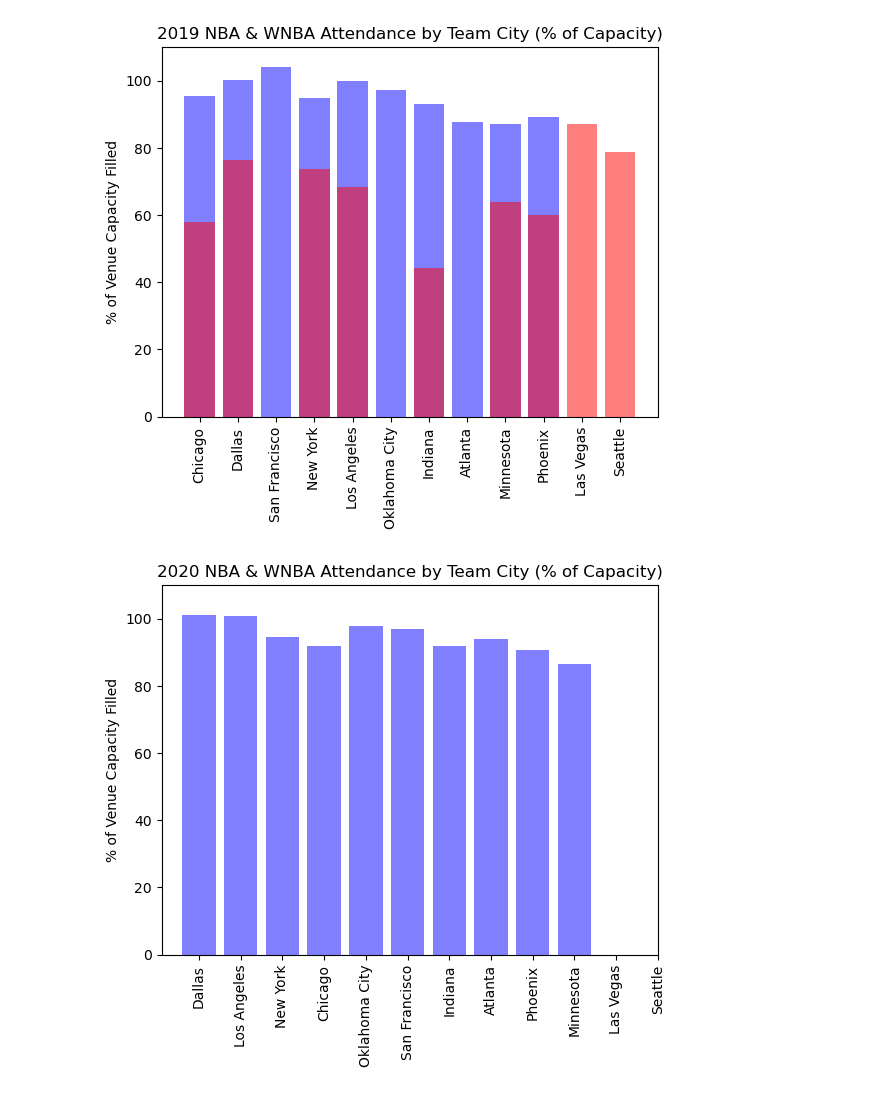
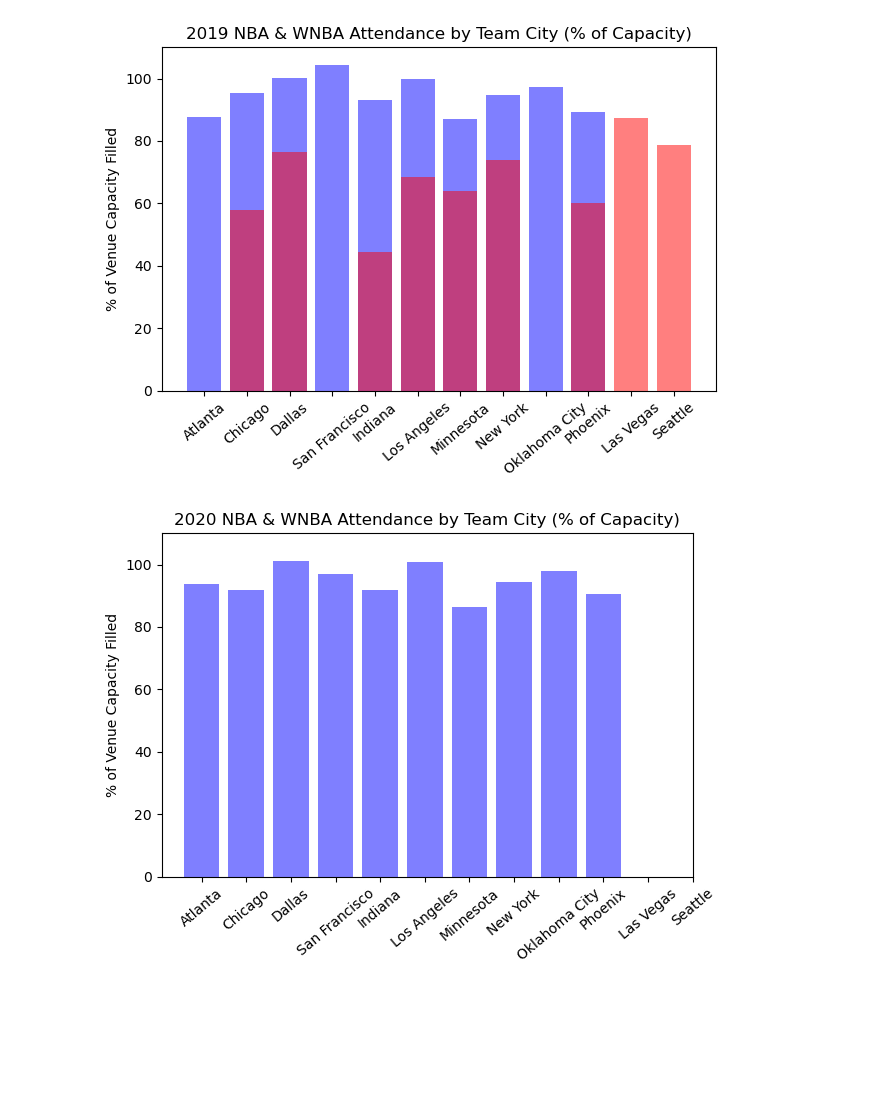
Before and after one commit to Hensonkk/NBA-VS-WNBA, a Jupyter notebook: Attendance Analysis.ipynb, the cells around one changed output. Drawn from its saved outputs; the diff is of its cells as text; code cells hidden in the pictures; blank space fills up the shorter version.

```diff
--- a/Attendance Analysis.ipynb
+++ b/Attendance Analysis.ipynb
@@ -88,8 +89,10 @@ for row in range(wnba_attendance.shape[0]):
         wnba_attendance["Ranking"][row] = "NA"
 
 # Sort dataframe & reset index
-wnba_attendance.sort_values(by = ['Year','Ranking'], inplace = True)
+wnba_attendance.sort_values(by = ['Year','Team'], inplace = True)
 wnba_attendance.reset_index(drop = True, inplace = True)
+
+nba_attendance.sort_values(by = ['Year','Team'], inplace = True)
 # %%
 # Extract team city and assign to new column
 wnba_attendance["City"] = ""
@@ -128,22 +131,23 @@ cities = np.union1d(nba_cities, wnba_cities) # thanks to ___
 # %%
 for year in range(2019,2024):
     plt.figure()
     nba_city_year = nba_attendance[nba_attendance["Year"] == year]["City"] # why is this called teams? now it reps cities, which is almost teams
     nba_overall_percent = nba_attendance[nba_attendance["Year"] == year]["Overall Percent"]
     nba_overall_average = nba_attendance[nba_attendance["Year"] == year]["Overall Average"]
 
     wnba_city_year = wnba_attendance[wnba_attendance["Year"] == year]["City"]
     wnba_overall_percent = wnba_attendance[wnba_attendance["Year"] == year]["Overall Percent"]
     wnba_overall_average = wnba_attendance[wnba_attendance["Year"] == year]["Overall Average"]
 
     plt.bar(nba_city_year, nba_overall_percent, color = "blue", alpha = .5)
     plt.bar(wnba_city_year, wnba_overall_percent, color = "red", alpha = .5)
     plt.ylim(0,110)
     plt.ylabel("% of Venue Capacity Filled")
     plt.title(f"{year} NBA & WNBA Attendance by Team City (% of Capacity)")
-    plt.xticks(ticks = cities, rotation = 'vertical')
+    plt.xticks(ticks = cities, rotation = 40)
+    plt.tight_layout()
     plt.show
     plt.savefig(f"./graph_outputs/attendance_percentage_{year}.png")
 # %% [output]
-[figure, old version]
+[figure, new version]
-[figure, old version]
+[figure, new version]
```
Also changed, not shown: parts of 10 cells of this notebook, 14 other files.
